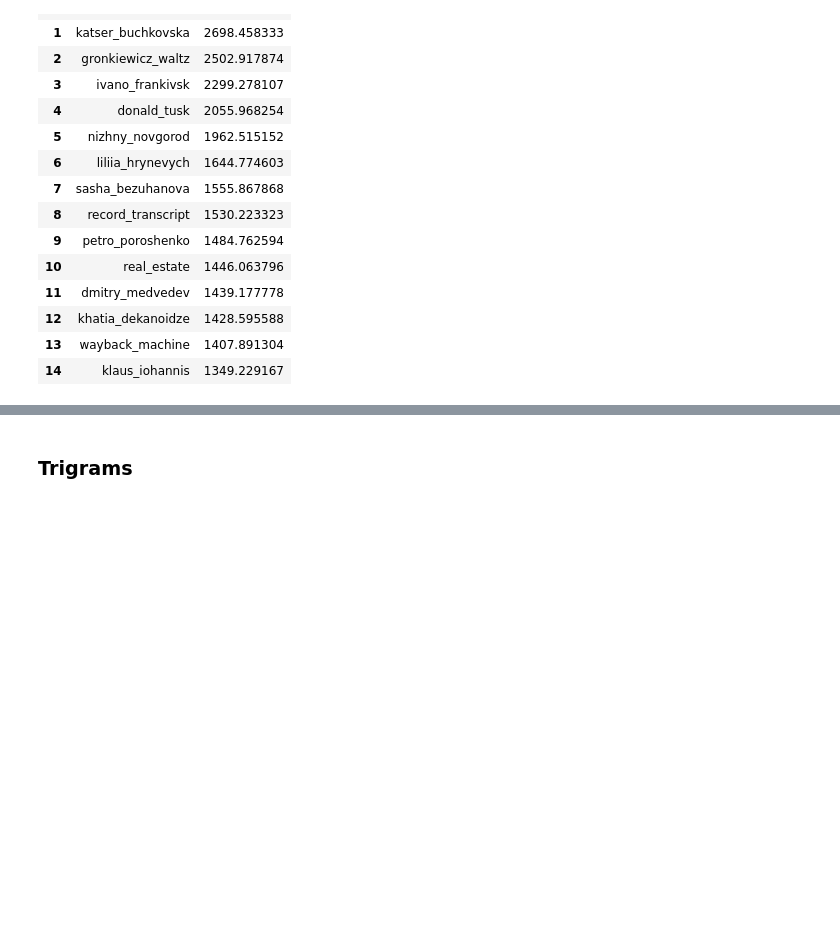
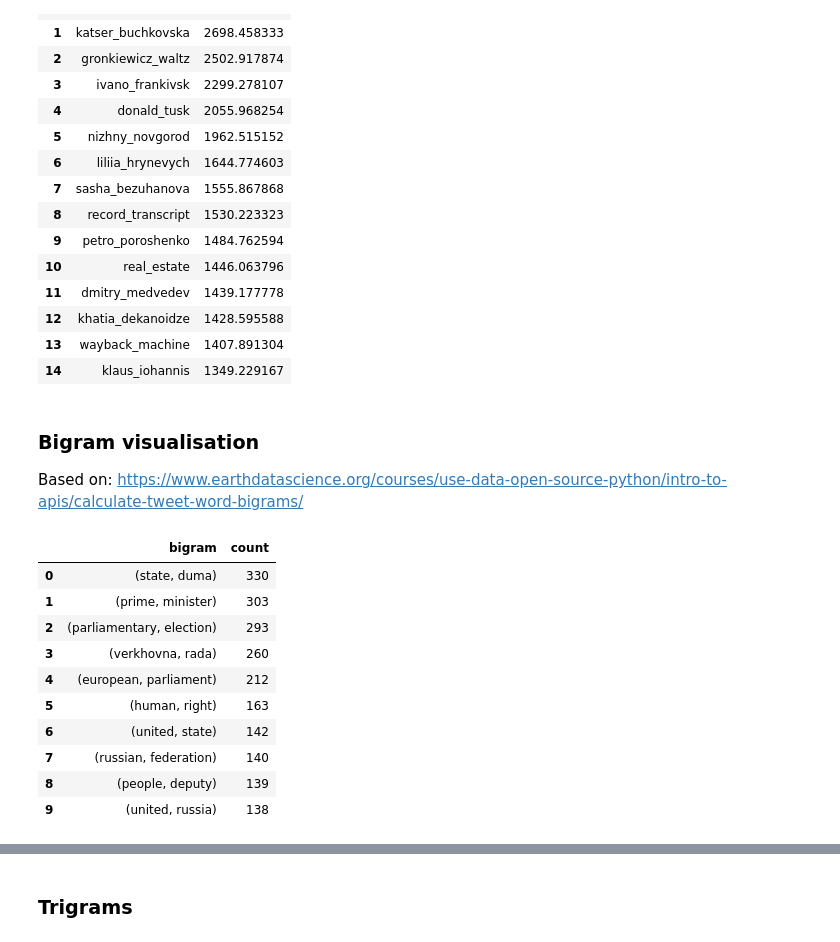
Before and after one commit to darkdonna/wiki_nlp, a Jupyter notebook: EE Wiki Import.ipynb, the cells around one changed output, grey strips where cells are left out. Saved outputs shown, nothing was run; the diff lists cells and outputs as text; code cells hidden in the pictures; blank space fills up the shorter version.

```diff
--- a/EE Wiki Import.ipynb
+++ b/EE Wiki Import.ipynb
@@ -363,3 +363,6 @@ bigrams_df.head(15)
 | 12 | khatia_dekanoidze | 1428.595588 |
 | 13 | wayback_machine | 1407.891304 |
 | 14 | klaus_iohannis | 1349.229167 |
+# %% [markdown]
+### Bigram visualisation
+Based on: https://www.earthdatascience.org/courses/use-data-open-source-python/intro-to-apis/calculate-tweet-word-bigrams/
@@ -365,0 +374,26 @@ bigrams_df.head(15)
+# %%
+article_bigram = [list(nltkbigrams(article)) for article in all_tokens]
+#article_bigram[0][:10]
+
+# Flatten list of bigrams
+bigrams_list = list(itertools.chain(*article_bigram))
+
+# Create counter of words in bigrams list
+bigram_counts = Counter(bigrams_list)
+
+bigram_df = pd.DataFrame(bigram_counts.most_common(50),
+                             columns=['bigram', 'count'])
+
+bigram_df.head(10)
+# %% [output]
+|  | bigram | count |
+| 0 | (state, duma) | 330 |
+| 1 | (prime, minister) | 303 |
+| 2 | (parliamentary, election) | 293 |
+| 3 | (verkhovna, rada) | 260 |
+| 4 | (european, parliament) | 212 |
+| 5 | (human, right) | 163 |
+| 6 | (united, state) | 142 |
+| 7 | (russian, federation) | 140 |
+| 8 | (people, deputy) | 139 |
+| 9 | (united, russia) | 138 |
```
Also changed, not shown: parts of 5 cells of this notebook, 1 other file.
